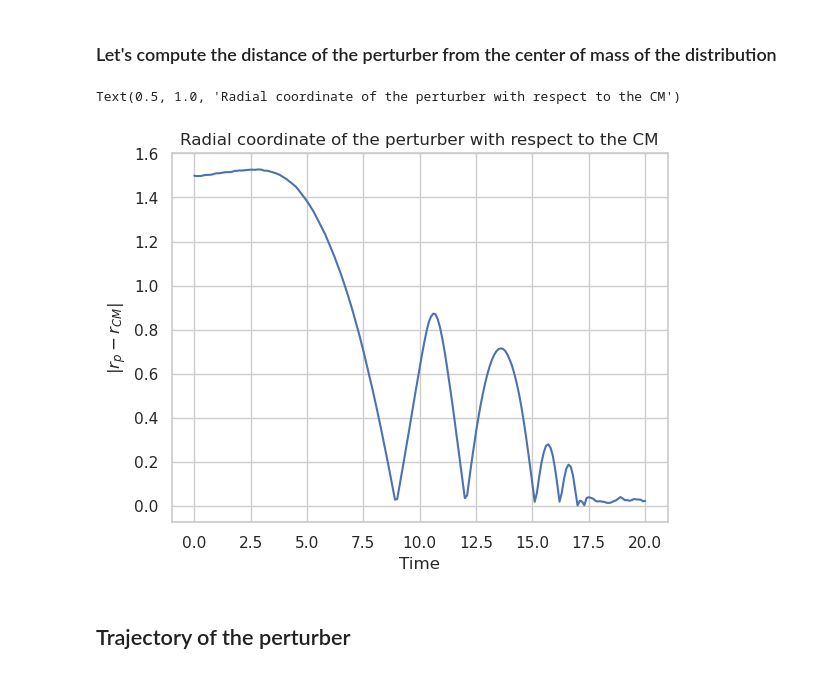
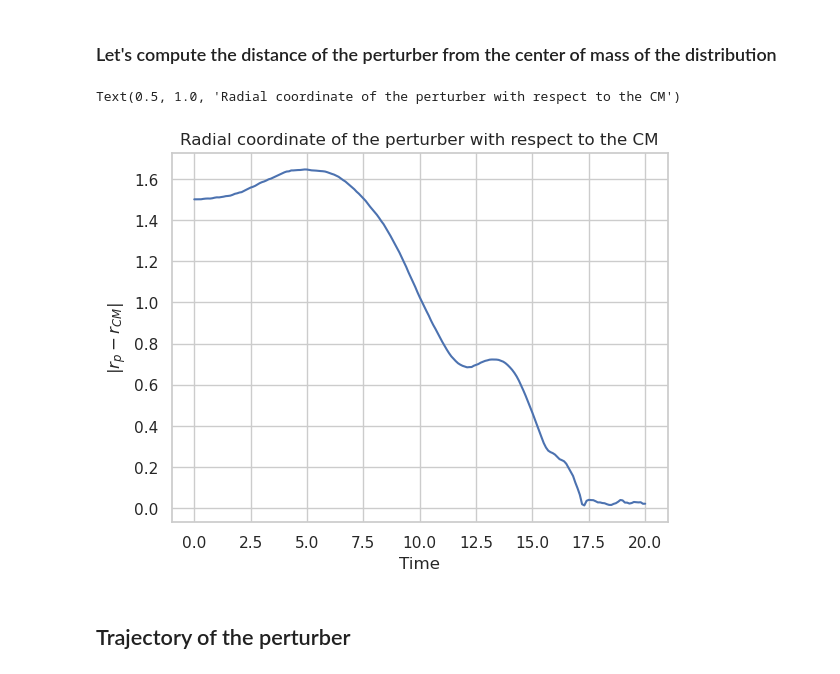
Before and after one commit to SimoneArienti/Galaxies-and-Dynamics, a Jupyter notebook: Project/Jaffe with Perturber.ipynb, the cells around one changed output. Saved outputs shown, nothing was run; the diff lists cells and outputs as text; code cells hidden in the pictures.

```diff
--- a/Project/Jaffe with Perturber.ipynb
+++ b/Project/Jaffe with Perturber.ipynb
@@ -206,14 +205,16 @@ plt.legend()
 [figure]
 # %% [markdown]
 ### Let's compute the distance of the perturber from the center of mass of the distribution
+# %%
+distance = np.sqrt((cm_x - x[0])**2 + (cm_y - y[0])**2 + (cm_z - z[0])**2)
 # %%
-plt.plot(time, abs(r[0]-r_cm))
+plt.plot(time, distance)
 plt.xlabel('Time')
 plt.ylabel(r'$|r_p-r_{CM}|$')
 plt.title('Radial coordinate of the perturber with respect to the CM')
 # %% [output]
 Text(0.5, 1.0, 'Radial coordinate of the perturber with respect to the CM')
-[figure, old version]
+[figure, new version]
 # %% [markdown]
 ## Trajectory of the perturber
 # %%
```
Also changed, not shown: parts of 13 cells of this notebook.
